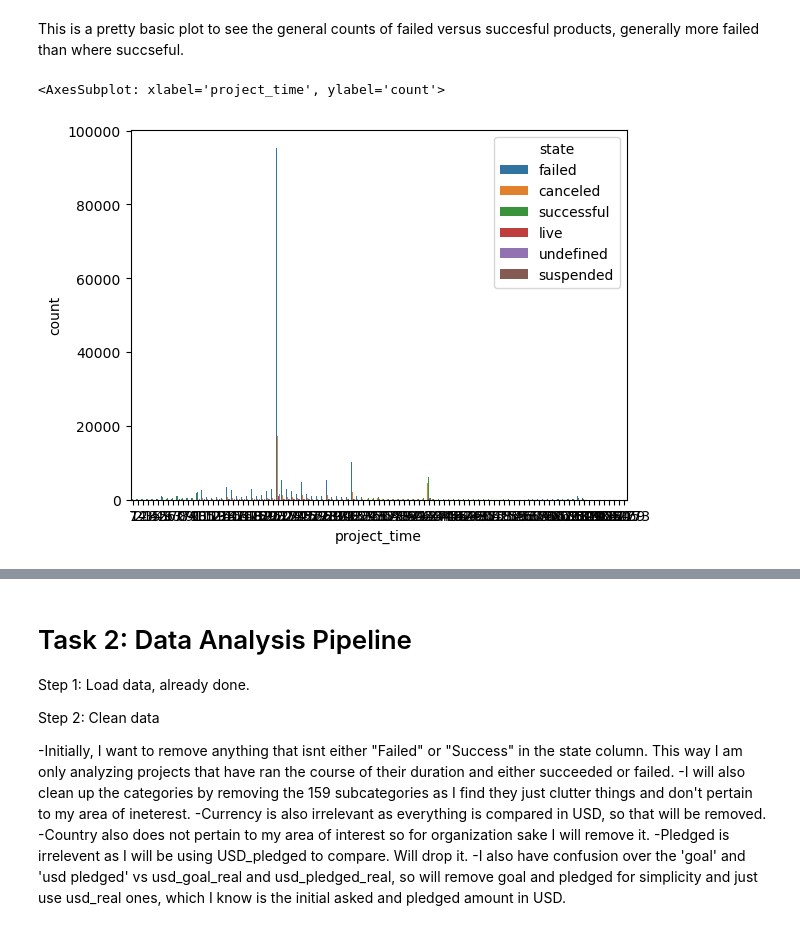
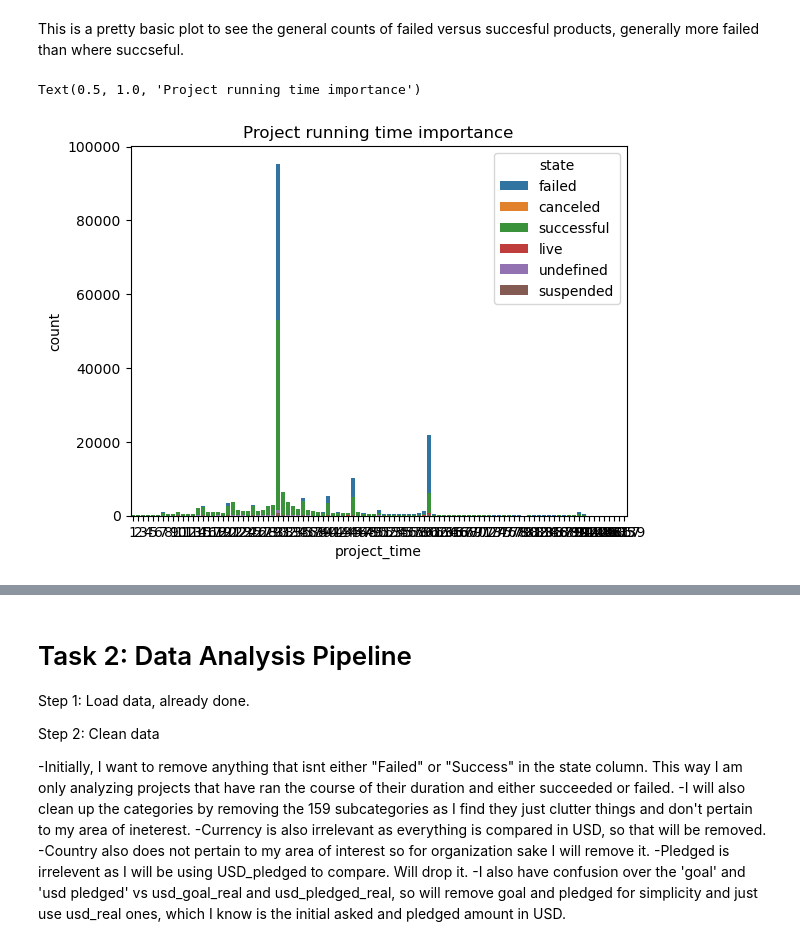
Before and after one commit to aryanagn/Funding-Trend-Navigator, a Jupyter notebook: notebooks/analysis2.ipynb, the cells around one changed output, grey strips where cells are left out. Drawn from its saved outputs; the diff is of its cells as text; code cells hidden in the pictures.

```diff
--- a/notebooks/analysis2.ipynb
+++ b/notebooks/analysis2.ipynb
@@ -80,13 +80,14 @@ Text(0.5, 1.0, 'State of Projects')
 [figure]
 # %% [markdown]
 This is a pretty basic plot to see the general counts of failed versus succesful products, generally more failed than where succseful.
-# %%
-
-df['launched']= pd.to_datetime(df['launched']).dt.date
-df['deadline']= pd.to_datetime(df['deadline']).dt.date
-df['project_time'] =  (df['deadline'] -df['launched']).astype('timedelta64[D]').astype(int)
-j= df.project_time
-sb.countplot(x = j,  hue = df.state)
-# %% [output]
-<AxesSubplot: xlabel='project_time', ylabel='count'>
-[figure, removed]
+# %%
+
+df['launched']= pd.to_datetime(df['launched']).dt.date
+df['deadline']= pd.to_datetime(df['deadline']).dt.date
+df['project_time'] =  (df['deadline'] -df['launched']).astype('timedelta64[D]').astype(int)
+j= df.project_time
+sb.countplot(x = j,  hue = df.state, dodge = False)
+plt.title("Project running time importance")
+# %% [output]
+Text(0.5, 1.0, 'Project running time importance')
+[figure, added]
```
Also changed, not shown: parts of 7 cells of this notebook, 1 other file.
